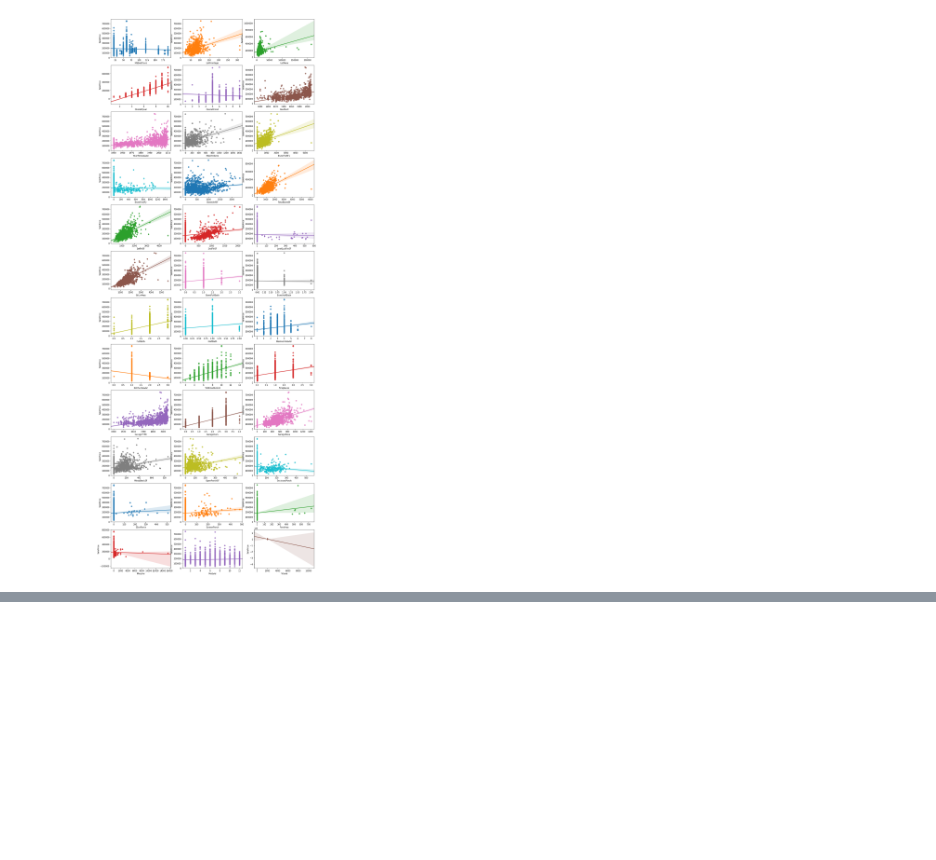
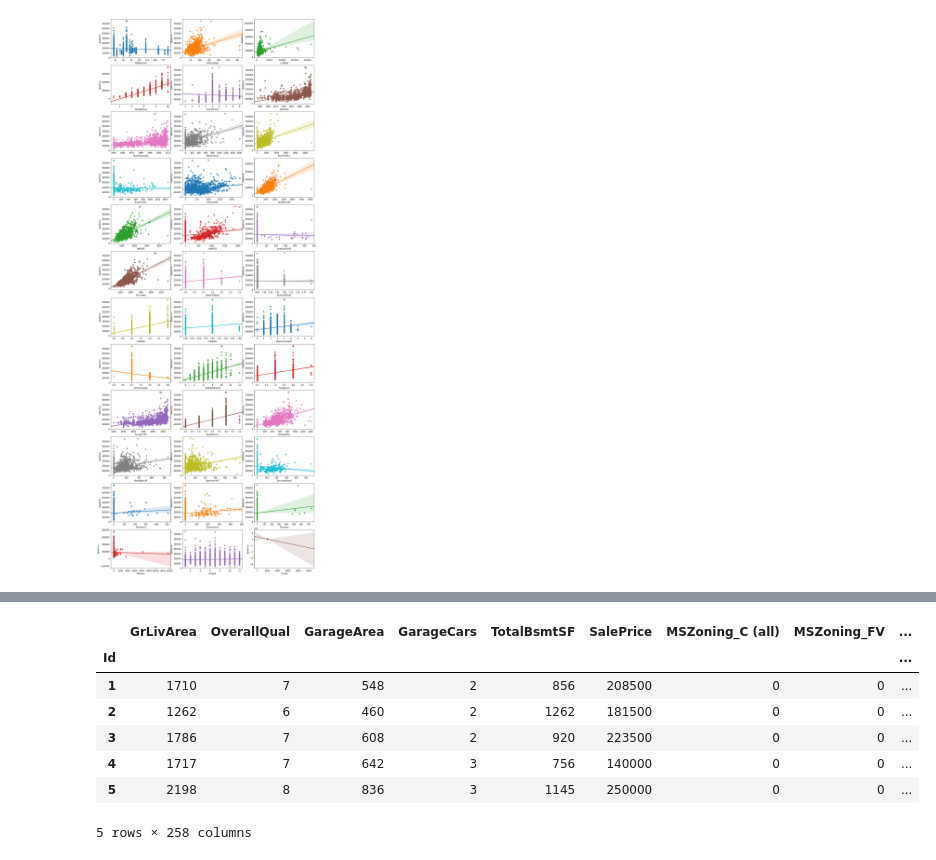
Before and after one commit to alyssajlin/GStem, a Jupyter notebook: House Prices- Advanced Regression Techniques.ipynb, the cells around one changed output, grey strips where cells are left out. Saved outputs shown, nothing was run; the diff lists cells and outputs as text; code cells hidden in the pictures; blank space fills up the shorter version.

```diff
--- a/House Prices- Advanced Regression Techniques.ipynb
+++ b/House Prices- Advanced Regression Techniques.ipynb
@@ -412,0 +368,3 @@ Root Mean squared error (RMSE): 39743.63
+# %%
+df2=pd.get_dummies(data.select_dtypes(include='object'))
+df2.head()
@@ -412,0 +380,12 @@ Root Mean squared error (RMSE): 39743.63
+# %%
+df1=pd.concat([data[col_],data.SalePrice,df2], sort=True, axis=1)
+df1.head()
+# %% [output]
+|  | GrLivArea | OverallQual | GarageArea | GarageCars | TotalBsmtSF | SalePrice | MSZoning_C (all) | MSZoning_FV | ... |
+| Id |  |  |  |  |  |  |  |  | ... |
+| 1 | 1710 | 7 | 548 | 2 | 856 | 208500 | 0 | 0 | ... |
+| 2 | 1262 | 6 | 460 | 2 | 1262 | 181500 | 0 | 0 | ... |
+| 3 | 1786 | 7 | 608 | 2 | 920 | 223500 | 0 | 0 | ... |
+| 4 | 1717 | 7 | 642 | 3 | 756 | 140000 | 0 | 0 | ... |
+| 5 | 2198 | 8 | 836 | 3 | 1145 | 250000 | 0 | 0 | ... |
+5 rows × 258 columns
```
Also changed, not shown: parts of 35 cells of this notebook, 2 other files.
